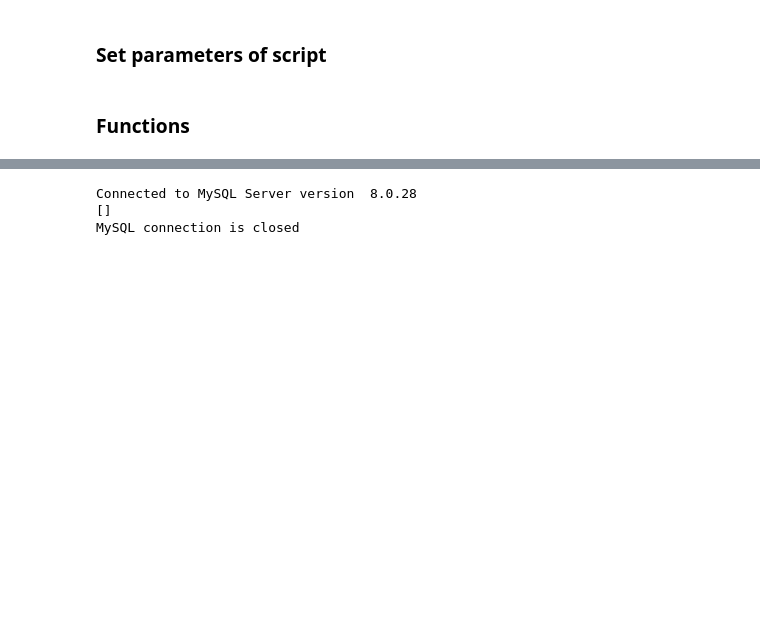
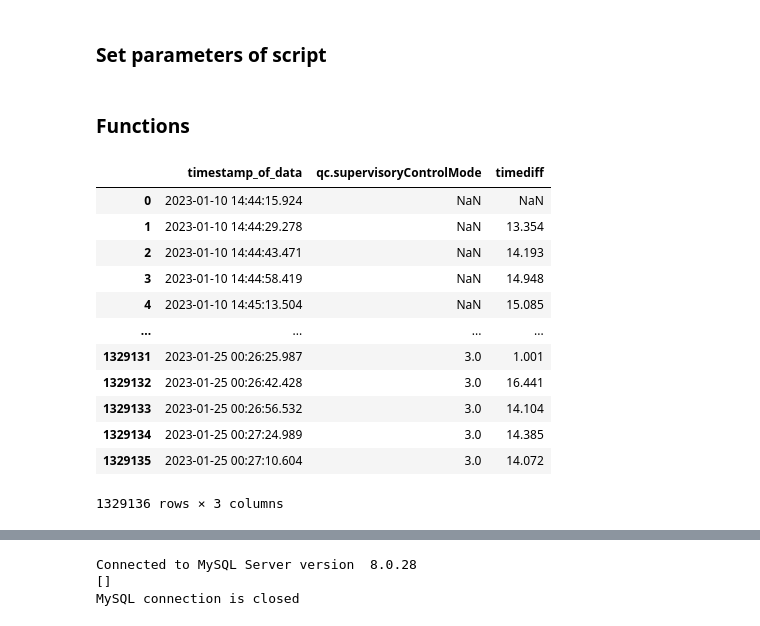
Before and after one commit to season0112/quatt_data_analysis, a Jupyter notebook: power-energy-calculations/historical-data/03_calculation_historical_data.ipynb, the cells around one changed output, grey strips where cells are left out. Drawn from its saved outputs; the diff is of its cells as text; code cells hidden in the pictures; blank space fills up the shorter version.

```diff
--- a/power-energy-calculations/historical-data/03_calculation_historical_data.ipynb
+++ b/power-energy-calculations/historical-data/03_calculation_historical_data.ipynb
@@ -355,0 +356,18 @@ agg_df, extract_df = calculate_and_aggregate(extract_df)
+# %%
+extract_df['timestamp_of_data'] = pd.to_datetime(extract_df['time.ts'], unit='ms')
+extract_df['timediff'] = extract_df['time.ts'].sort_values().diff()/1000
+extract_df[['timestamp_of_data','qc.supervisoryControlMode','timediff']]
+# %% [output]
+|  | timestamp_of_data | qc.supervisoryControlMode | timediff |
+| 0 | 2023-01-10 14:44:15.924 | NaN | NaN |
+| 1 | 2023-01-10 14:44:29.278 | NaN | 13.354 |
+| 2 | 2023-01-10 14:44:43.471 | NaN | 14.193 |
+| 3 | 2023-01-10 14:44:58.419 | NaN | 14.948 |
+| 4 | 2023-01-10 14:45:13.504 | NaN | 15.085 |
+| ... | ... | ... | ... |
+| 1329131 | 2023-01-25 00:26:25.987 | 3.0 | 1.001 |
+| 1329132 | 2023-01-25 00:26:42.428 | 3.0 | 16.441 |
+| 1329133 | 2023-01-25 00:26:56.532 | 3.0 | 14.104 |
+| 1329134 | 2023-01-25 00:27:24.989 | 3.0 | 14.385 |
+| 1329135 | 2023-01-25 00:27:10.604 | 3.0 | 14.072 |
+1329136 rows × 3 columns
```
Also changed, not shown: parts of 6 cells of this notebook, 4 other files.
